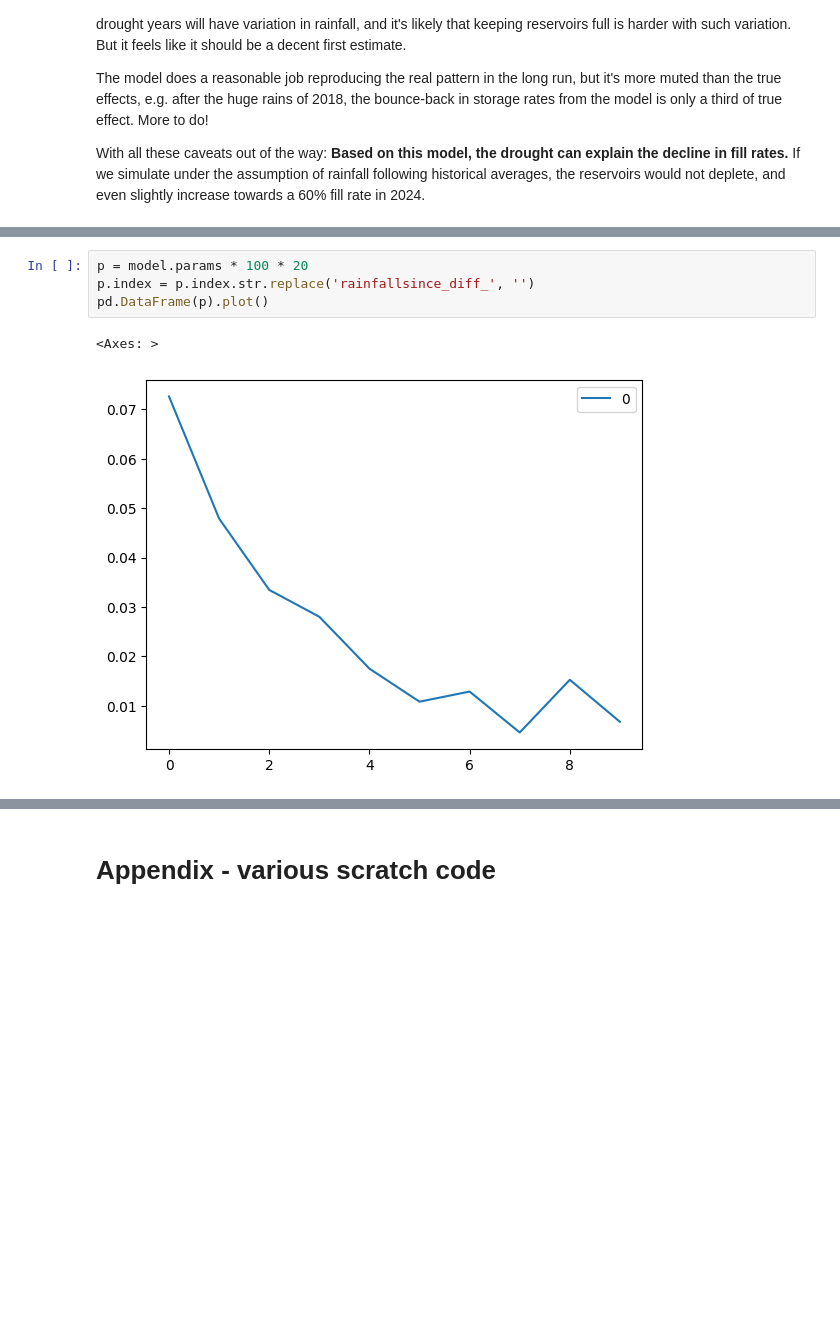
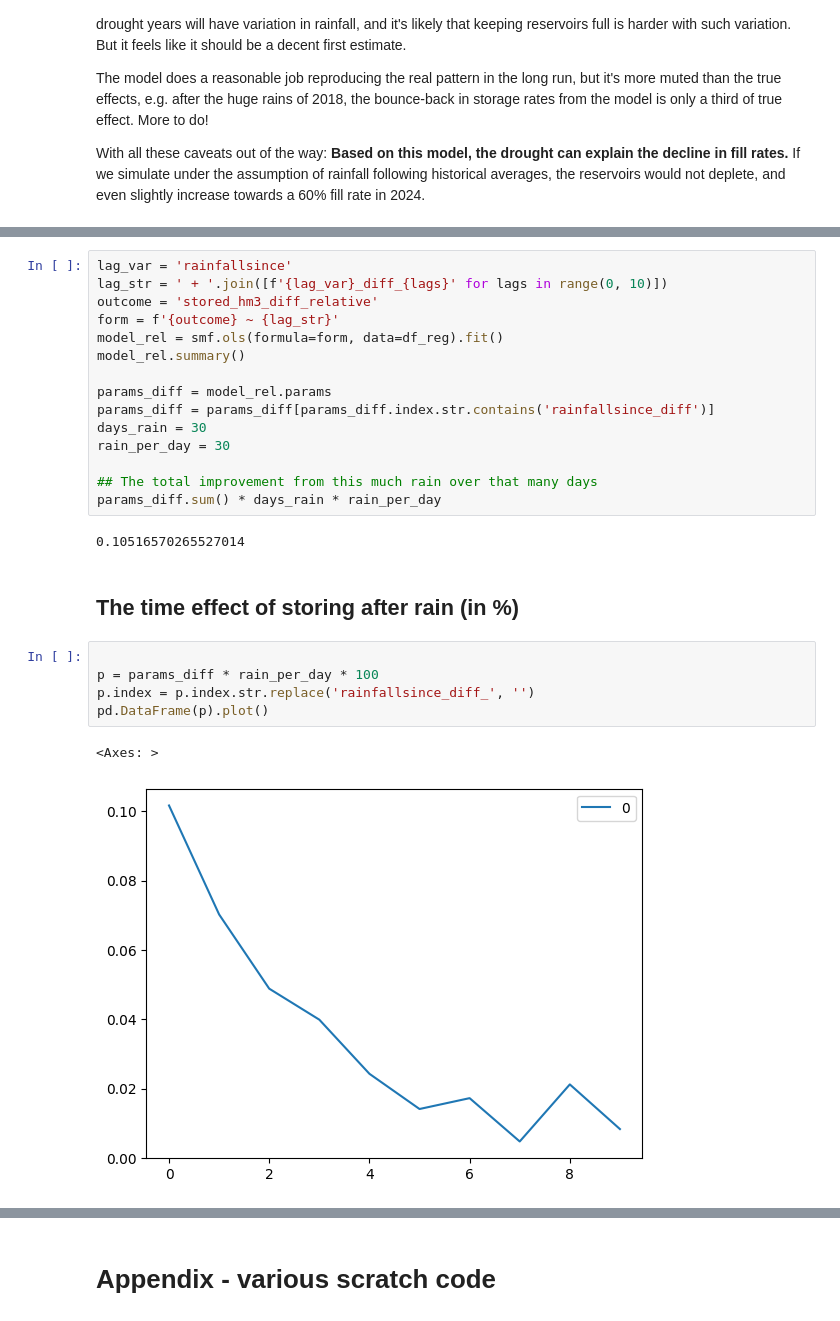
Before and after one commit to cgoldammer/andalucian-water, a Jupyter notebook: docs/analysis.ipynb, the cells around one changed output, grey strips where cells are left out. Cells and saved outputs as stored; diff of their text form; blank space fills up the shorter version.

```diff
--- a/docs/analysis.ipynb
+++ b/docs/analysis.ipynb
@@ -371,7 +366,27 @@ params_diff.sum() * 20 * 100
+# %%
+lag_var = 'rainfallsince'
+lag_str = ' + '.join([f'{lag_var}_diff_{lags}' for lags in range(0, 10)])
+outcome = 'stored_hm3_diff_relative'
+form = f'{outcome} ~ {lag_str}'
+model_rel = smf.ols(formula=form, data=df_reg).fit()
+model_rel.summary()
+
+params_diff = model_rel.params
+params_diff = params_diff[params_diff.index.str.contains('rainfallsince_diff')]
+days_rain = 30
+rain_per_day = 30
+
+## The total improvement from this much rain over that many days
+params_diff.sum() * days_rain * rain_per_day
+# %% [output]
+0.10516570265527014
+# %% [markdown]
+## The time effect of storing after rain (in %)
 # %%
-p = model.params * 100 * 20
+
+p = params_diff * rain_per_day * 100
 p.index = p.index.str.replace('rainfallsince_diff_', '')
 pd.DataFrame(p).plot()
 # %% [output]
 <Axes: >
-[figure, old version]
+[figure, new version]
```
Also changed, not shown: parts of 50 cells of this notebook, 3 other files.
